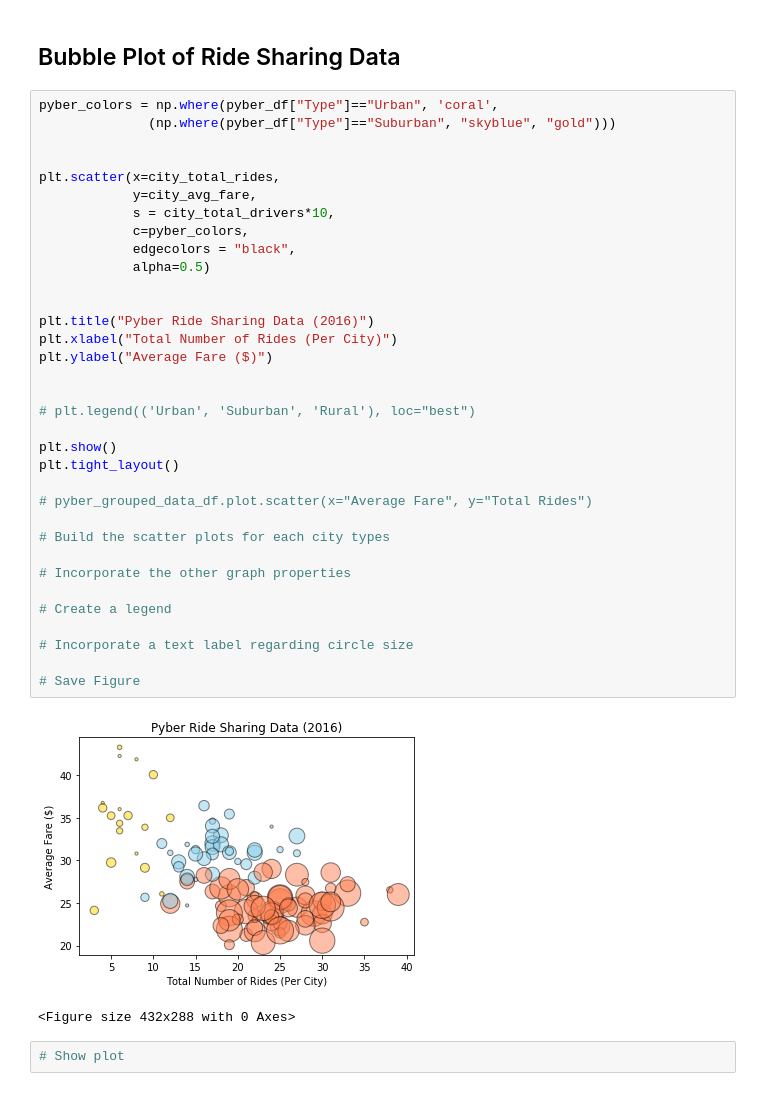
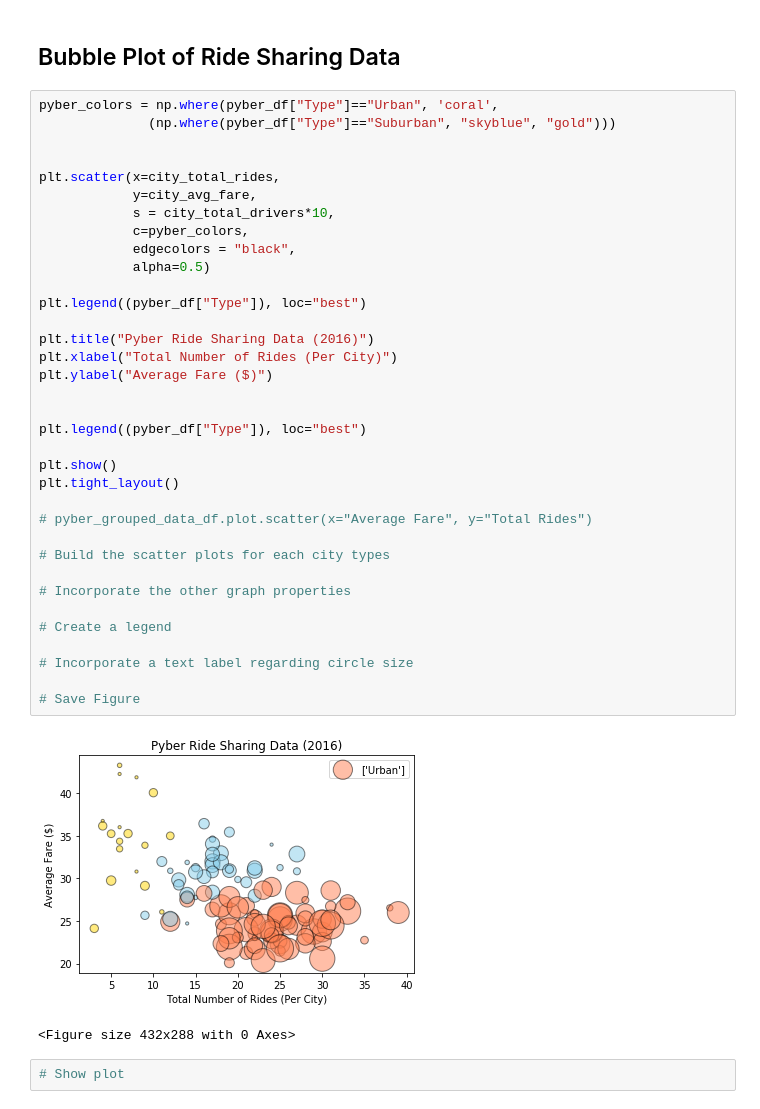
Before and after one commit to jamiediaz/HW05_Matplotlib, a Jupyter notebook: Pyber/pyber_starter.ipynb, the cells around one changed output. Drawn from its saved outputs; the diff is of its cells as text.

Commit message:
legends...  nope that's not it.

```diff
--- a/Pyber/pyber_starter.ipynb
+++ b/Pyber/pyber_starter.ipynb
@@ -69,35 +69,36 @@ pyber_colors = np.where(pyber_df["Type"]=="Urban", 'coral',
 
 plt.scatter(x=city_total_rides,
             y=city_avg_fare,
             s = city_total_drivers*10,
             c=pyber_colors,
             edgecolors = "black",
             alpha=0.5)
 
+plt.legend((pyber_df["Type"]), loc="best")
 
 plt.title("Pyber Ride Sharing Data (2016)")
 plt.xlabel("Total Number of Rides (Per City)")
 plt.ylabel("Average Fare ($)")
 
 
-# plt.legend(('Urban', 'Suburban', 'Rural'), loc="best")
+plt.legend((pyber_df["Type"]), loc="best")
 
 plt.show()
 plt.tight_layout()
 
 # pyber_grouped_data_df.plot.scatter(x="Average Fare", y="Total Rides")
 
 # Build the scatter plots for each city types
 
 # Incorporate the other graph properties
 
 # Create a legend
 
 # Incorporate a text label regarding circle size
 
 # Save Figure
 # %% [output]
-[figure, old version]
+[figure, new version]
 <Figure size 432x288 with 0 Axes>
 # %%
 # Show plot
```
